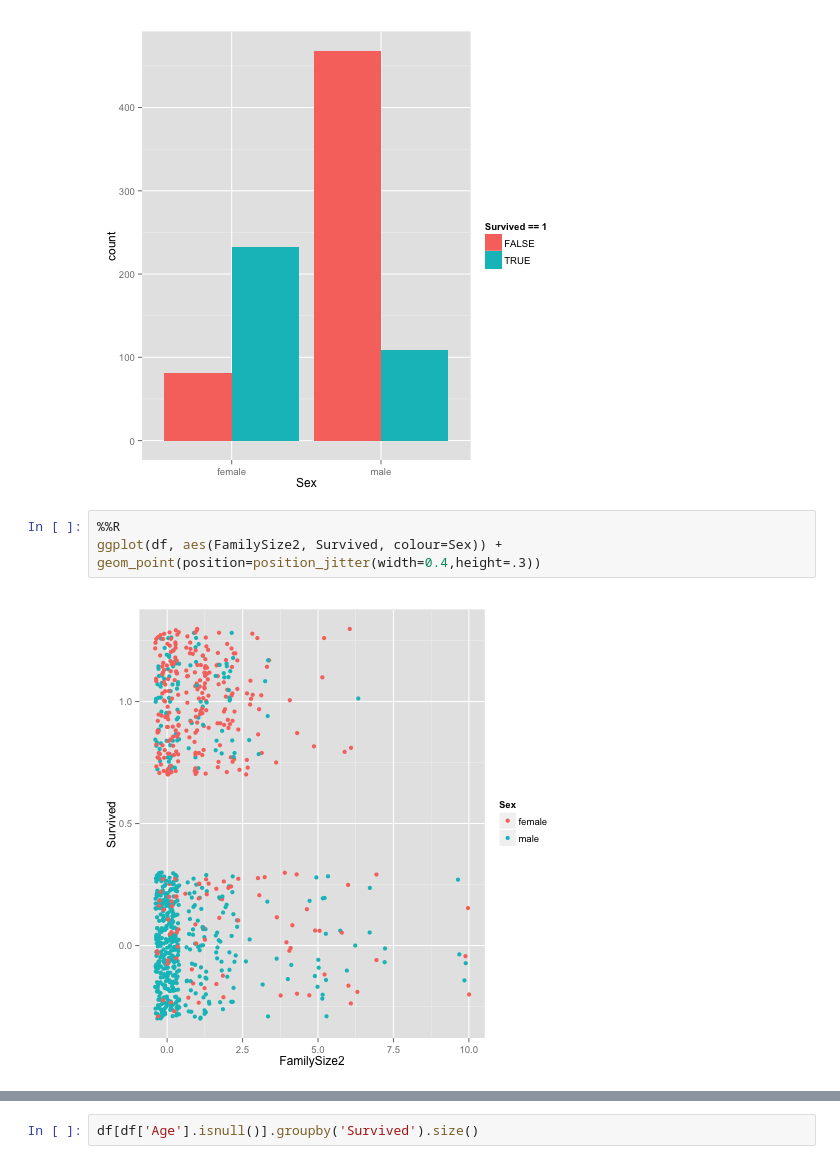
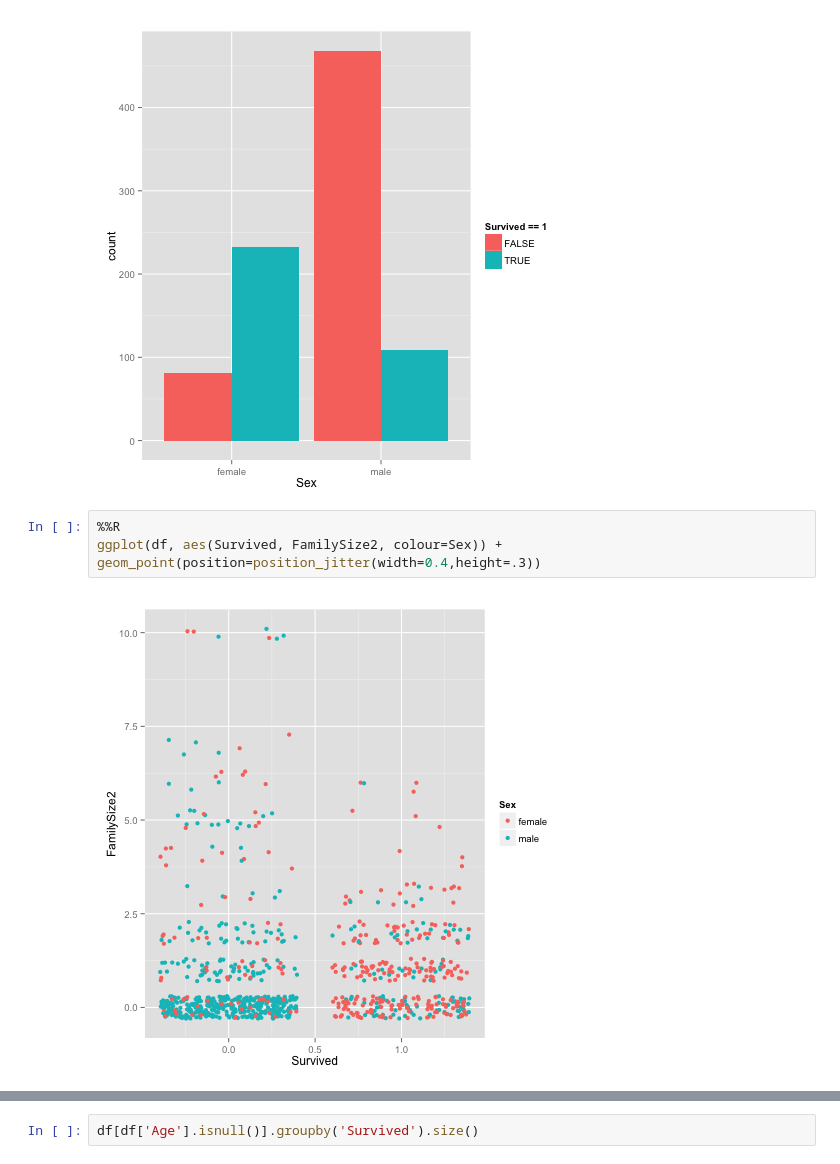
Before and after one commit to maciejjaskowski/titanic, a Jupyter notebook: Titanic1.ipynb, the cells around one changed output, grey strips where cells are left out. Saved outputs shown, nothing was run; the diff lists cells and outputs as text.

```diff
--- a/Titanic1.ipynb
+++ b/Titanic1.ipynb
@@ -34,8 +34,8 @@ ggplot(df, aes(Sex, fill=Survived == 1)) + geom_histogram(position = "dodge")
 [figure]
 # %%
 %%R
-ggplot(df, aes(FamilySize2, Survived, colour=Sex)) + geom_point(position=position_jitter(width=0.4,height=.3))
+ggplot(df, aes(Survived, FamilySize2, colour=Sex)) + geom_point(position=position_jitter(width=0.4,height=.3))
 # %% [output]
-[figure, old version]
+[figure, new version]
 # %%
 %%R
```
Also changed, not shown: parts of 1 cell of this notebook, 2 other files.
